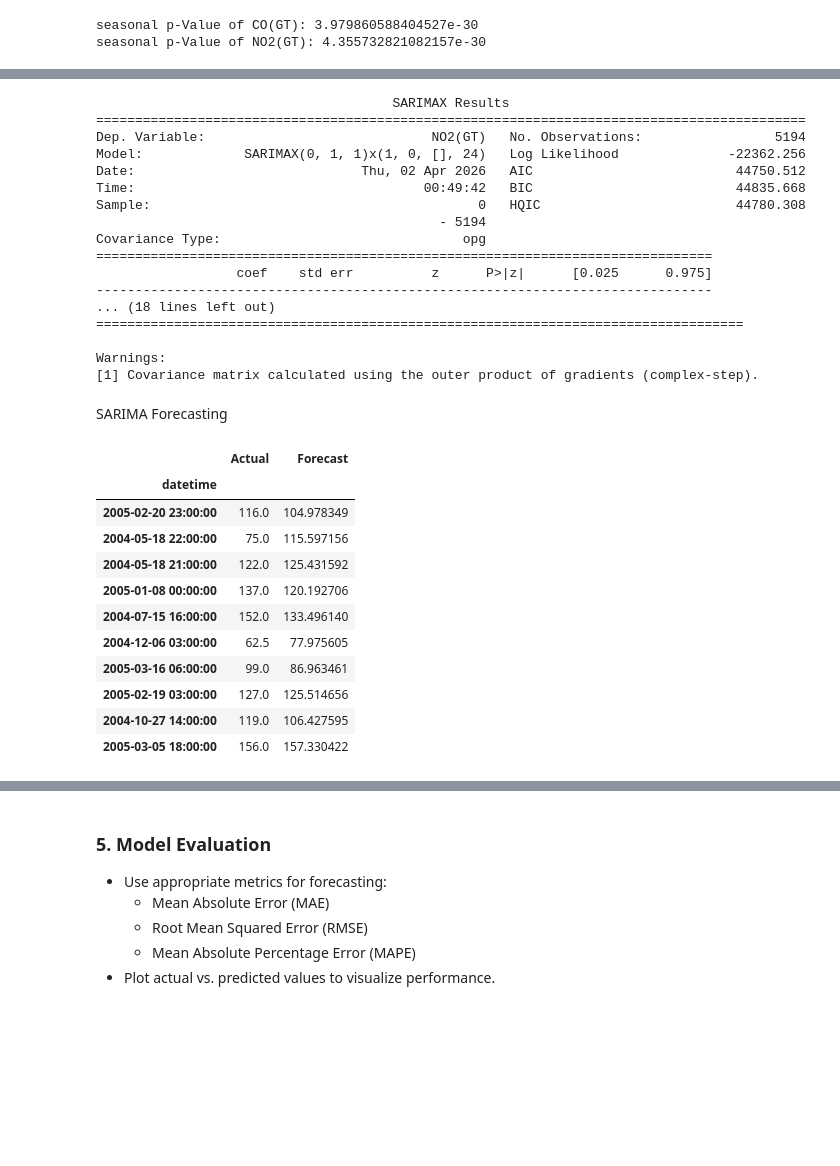
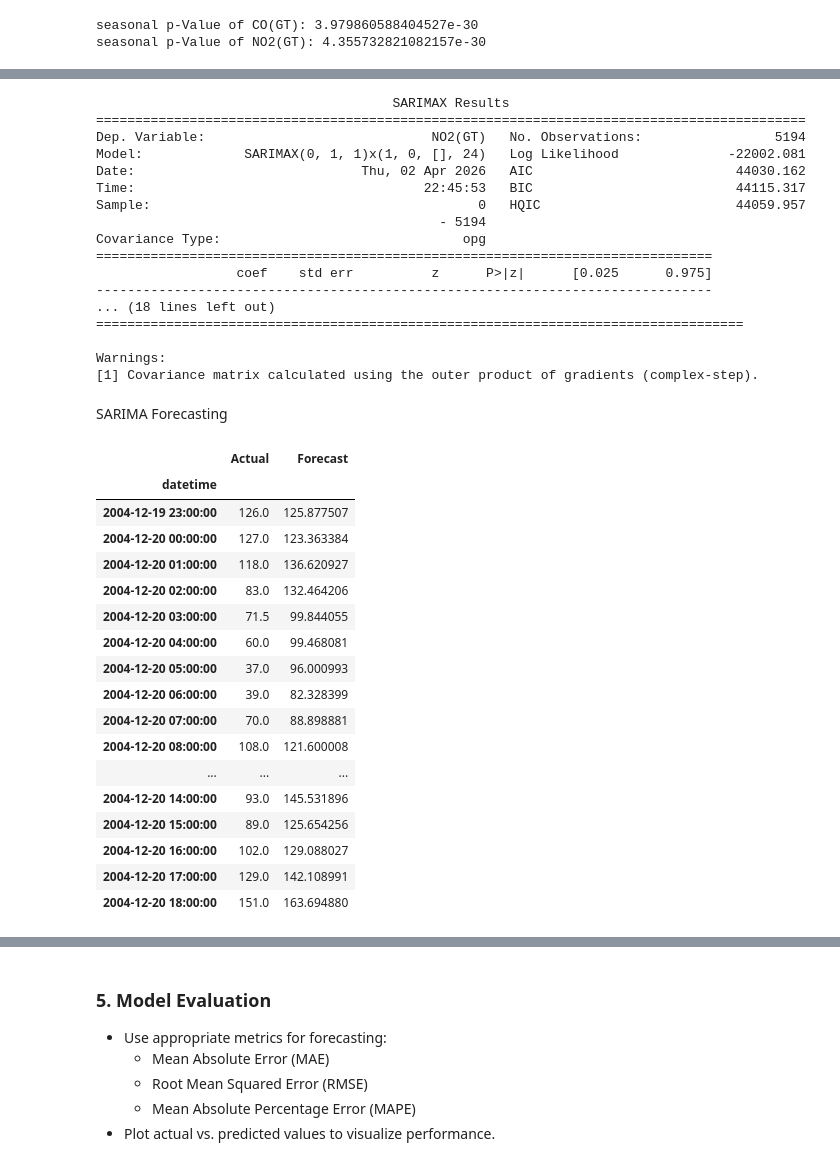
Before and after one commit to avimallik/co_and_no2_time_series_forecasting, a Jupyter notebook: co_and_no2_time_series_forecasting.ipynb, the cells around one changed output, grey strips where cells are left out. Drawn from its saved outputs; the diff is of its cells as text; code cells hidden in the pictures; blank space fills up the shorter version.

```diff
--- a/co_and_no2_time_series_forecasting.ipynb
+++ b/co_and_no2_time_series_forecasting.ipynb
@@ -531,8 +531,17 @@ dtypes: float64(7), int32(3)
 memory usage: 550.8 KB
 # %%
 # train and test split
-X_train_co, X_test_co, y_train_co, y_test_co = train_test_split(X_of_co, y_of_co, test_size=0.30, random_state=2)
-X_train_no2, X_test_no2, y_train_no2, y_test_no2 = train_test_split(X_of_no2, y_of_no2, test_size=0.30, random_state=2)
+X_train_co, X_test_co, y_train_co, y_test_co = train_test_split(X_of_co,
+                                                                y_of_co,
+                                                                test_size=0.30,
+                                                                random_state=2,
+                                                                shuffle=False)
+
+X_train_no2, X_test_no2, y_train_no2, y_test_no2 = train_test_split(X_of_no2,
+                                                                    y_of_no2,
+                                                                    test_size=0.30,
+                                                                    random_state=2,
+                                                                    shuffle=False)
 # %% [markdown]
 ### 4. Time-Series Forecasting
 - Train separate models for **CO(GT)** and **NO₂(GT)**.
@@ -711,10 +682,10 @@ print(no2_result.summary())
                                       SARIMAX Results
 ===========================================================================================
 Dep. Variable:                             NO2(GT)   No. Observations:                 5194
-Model:             SARIMAX(0, 1, 1)x(1, 0, [], 24)   Log Likelihood              -22362.256
-Date:                             Thu, 02 Apr 2026   AIC                          44750.512
-Time:                                     00:49:42   BIC                          44835.668
-Sample:                                          0   HQIC                         44780.308
+Model:             SARIMAX(0, 1, 1)x(1, 0, [], 24)   Log Likelihood              -22002.081
+Date:                             Thu, 02 Apr 2026   AIC                          44030.162
+Time:                                     22:45:53   BIC                          44115.317
+Sample:                                          0   HQIC                         44059.957
                                             - 5194
 Covariance Type:                               opg
 ===============================================================================
@@ -730,36 +701,41 @@ SARIMA Forecasting
 # %%
 class TimeSeriesForecaster:
     def __init__(self):
-        self.forecast_result = None
-        self.y_forecast = None
-        self.conf_interval = None
+        self.results = {}
 
-    def run_forecast(self, yTest, xTest, result):
-        tag_forecast = result.get_forecast(steps=len(yTest), exog=xTest)
+    def run_forecast(self, yTest, xTest, model_result, name):
+        tag_forecast = model_result.get_forecast(steps=len(yTest), exog=xTest)
 
-        self.y_forecast = tag_forecast.predicted_mean
-        self.conf_interval = tag_forecast.conf_int()
+        self.results[name] = {
+            'y_forecast': tag_forecast.predicted_mean,
+            'conf_interval': tag_forecast.conf_int(),
+            'forecast_df': pd.DataFrame({
+                'Actual': yTest.values,
+                'Forecast': tag_forecast.predicted_mean.values
+            }, index=yTest.index)
+        }
 
-        self.forecast_result = pd.DataFrame({
-            'Actual': yTest.values,
-            'Forecast': self.y_forecast.values
-        }, index=yTest.index)
-
-        return self.forecast_result
+        return self.results[name]['forecast_df']
 # %%
 forecasting = TimeSeriesForecaster()
-df_forecast = forecasting.run_forecast(y_test_no2, X_test_no2, no2_result)
-df_forecast.head(10)
+df_forecast_no2 = forecasting.run_forecast(y_test_no2, X_test_no2, no2_result, 'NO2')
+df_forecast_no2.head(20)
 # %% [output]
 |  | Actual | Forecast |
 | datetime |  |  |
-| 2005-02-20 23:00:00 | 116.0 | 104.978349 |
-| 2004-05-18 22:00:00 | 75.0 | 115.597156 |
-| 2004-05-18 21:00:00 | 122.0 | 125.431592 |
-| 2005-01-08 00:00:00 | 137.0 | 120.192706 |
-| 2004-07-15 16:00:00 | 152.0 | 133.496140 |
-| 2004-12-06 03:00:00 | 62.5 | 77.975605 |
-| 2005-03-16 06:00:00 | 99.0 | 86.963461 |
-| 2005-02-19 03:00:00 | 127.0 | 125.514656 |
-| 2004-10-27 14:00:00 | 119.0 | 106.427595 |
-| 2005-03-05 18:00:00 | 156.0 | 157.330422 |
+| 2004-12-19 23:00:00 | 126.0 | 125.877507 |
+| 2004-12-20 00:00:00 | 127.0 | 123.363384 |
+| 2004-12-20 01:00:00 | 118.0 | 136.620927 |
+| 2004-12-20 02:00:00 | 83.0 | 132.464206 |
+| 2004-12-20 03:00:00 | 71.5 | 99.844055 |
+| 2004-12-20 04:00:00 | 60.0 | 99.468081 |
+| 2004-12-20 05:00:00 | 37.0 | 96.000993 |
+| 2004-12-20 06:00:00 | 39.0 | 82.328399 |
+| 2004-12-20 07:00:00 | 70.0 | 88.898881 |
+| 2004-12-20 08:00:00 | 108.0 | 121.600008 |
+| ... | ... | ... |
+| 2004-12-20 14:00:00 | 93.0 | 145.531896 |
+| 2004-12-20 15:00:00 | 89.0 | 125.654256 |
+| 2004-12-20 16:00:00 | 102.0 | 129.088027 |
+| 2004-12-20 17:00:00 | 129.0 | 142.108991 |
+| 2004-12-20 18:00:00 | 151.0 | 163.694880 |
```
Also changed, not shown: parts of 13 cells of this notebook, 2 other files.
